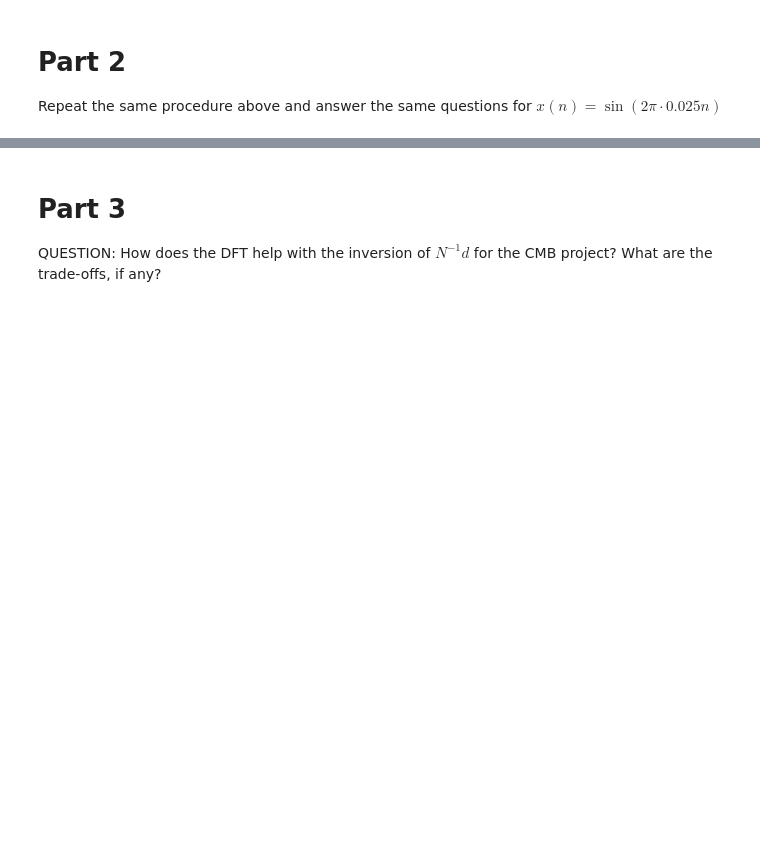
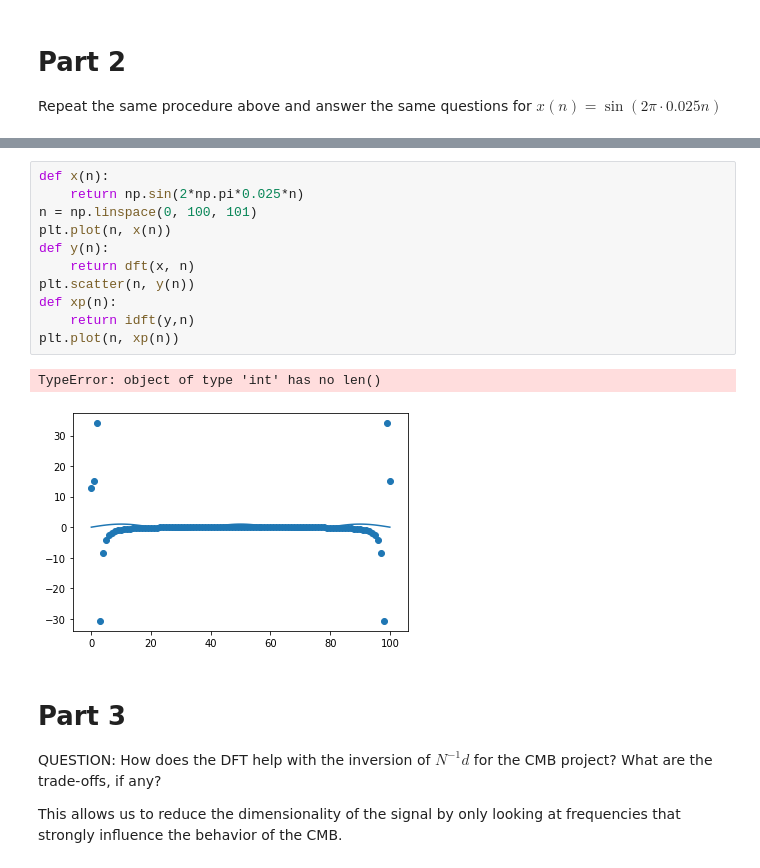
Before and after one commit to MIT-8s50/course, a Jupyter notebook: Recitation12/MIT_8S50_recitation_12.ipynb, the cells around one changed output, grey strips where cells are left out. Saved outputs shown, nothing was run; the diff lists cells and outputs as text; blank space fills up the shorter version.

```diff
--- a/Recitation12/MIT_8S50_recitation_12.ipynb
+++ b/Recitation12/MIT_8S50_recitation_12.ipynb
@@ -51,4 +71,20 @@ Repeat the same procedure above and answer the same questions for $x(n)=\sin(2\p
+# %%
+def x(n):
+    return np.sin(2*np.pi*0.025*n)
+n = np.linspace(0, 100, 101)
+plt.plot(n, x(n))
+def y(n):
+    return dft(x, n)
+plt.scatter(n, y(n))
+def xp(n):
+    return idft(y,n)
+plt.plot(n, xp(n))
+# %% [output]
+TypeError: object of type 'int' has no len()
+[figure, added]
 # %% [markdown]
 # Part 3
 
 QUESTION: How does the DFT help with the inversion of $N^{-1}d$ for the CMB project? What are the trade-offs, if any?
+
+This allows us to reduce the dimensionality of the signal by only looking at frequencies that strongly influence the behavior of the CMB.
```
Also changed, not shown: parts of 7 cells of this notebook.
